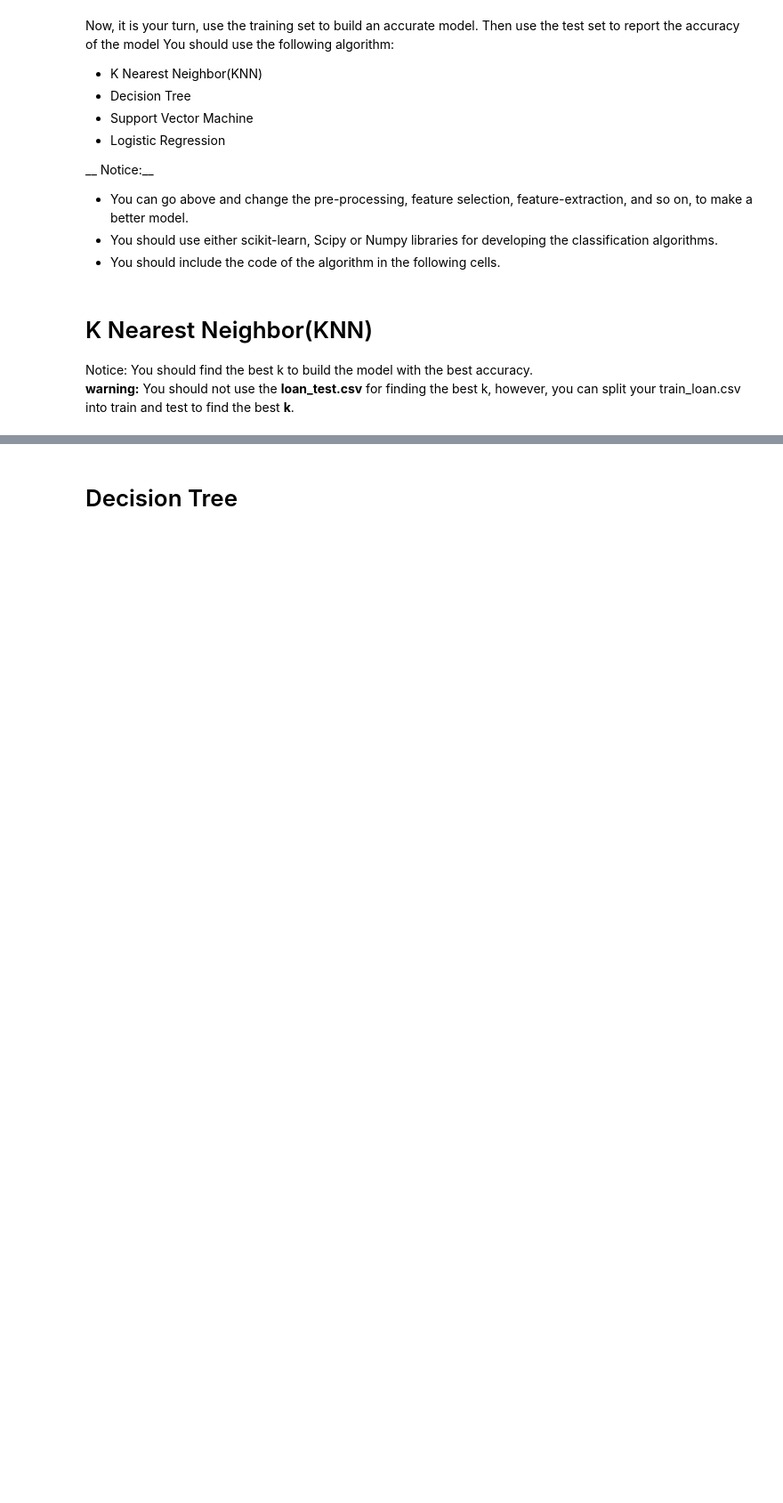
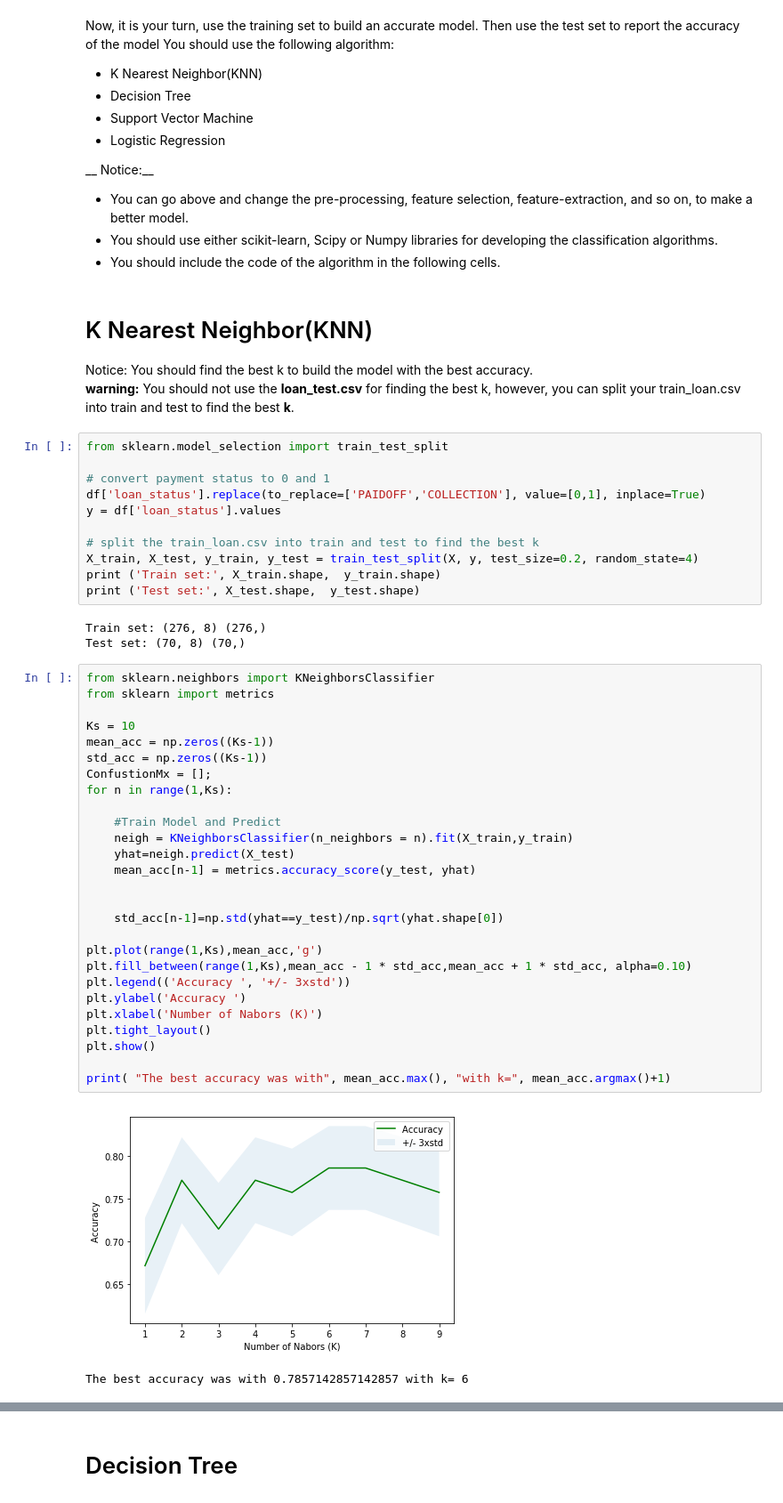
Before and after one commit to jinglinzhao/Coursera-project, a Jupyter notebook: The best classifier.ipynb, the cells around one changed output, grey strips where cells are left out. Shown: that part at 89% size. Cells and saved outputs as stored; diff of their text form; blank space fills up the shorter version.

```diff
--- a/The best classifier.ipynb
+++ b/The best classifier.ipynb
@@ -289,3 +276,47 @@ __ Notice:__
 # K Nearest Neighbor(KNN)
 Notice: You should find the best k to build the model with the best accuracy.
 **warning:** You should not use the __loan_test.csv__ for finding the best k, however, you can split your train_loan.csv into train and test to find the best __k__.
+# %%
+from sklearn.model_selection import train_test_split
+
+# convert payment status to 0 and 1
+df['loan_status'].replace(to_replace=['PAIDOFF','COLLECTION'], value=[0,1], inplace=True)
+y = df['loan_status'].values
+
+# split the train_loan.csv into train and test to find the best k
+X_train, X_test, y_train, y_test = train_test_split(X, y, test_size=0.2, random_state=4)
+print ('Train set:', X_train.shape,  y_train.shape)
+print ('Test set:', X_test.shape,  y_test.shape)
+# %% [output]
+Train set: (276, 8) (276,)
+Test set: (70, 8) (70,)
+# %%
+from sklearn.neighbors import KNeighborsClassifier
+from sklearn import metrics
+
+Ks = 10
+mean_acc = np.zeros((Ks-1))
+std_acc = np.zeros((Ks-1))
+ConfustionMx = [];
+for n in range(1,Ks):
+
+    #Train Model and Predict
+    neigh = KNeighborsClassifier(n_neighbors = n).fit(X_train,y_train)
+    yhat=neigh.predict(X_test)
+    mean_acc[n-1] = metrics.accuracy_score(y_test, yhat)
+
+
+    std_acc[n-1]=np.std(yhat==y_test)/np.sqrt(yhat.shape[0])
+
+plt.plot(range(1,Ks),mean_acc,'g')
+plt.fill_between(range(1,Ks),mean_acc - 1 * std_acc,mean_acc + 1 * std_acc, alpha=0.10)
+plt.legend(('Accuracy ', '+/- 3xstd'))
+plt.ylabel('Accuracy ')
+plt.xlabel('Number of Nabors (K)')
+plt.tight_layout()
+plt.show()
+
+print( "The best accuracy was with", mean_acc.max(), "with k=", mean_acc.argmax()+1)
+# %% [output]
+[figure, added]
+The best accuracy was with 0.7857142857142857 with k= 6
```
Also changed, not shown: parts of 11 cells of this notebook.
